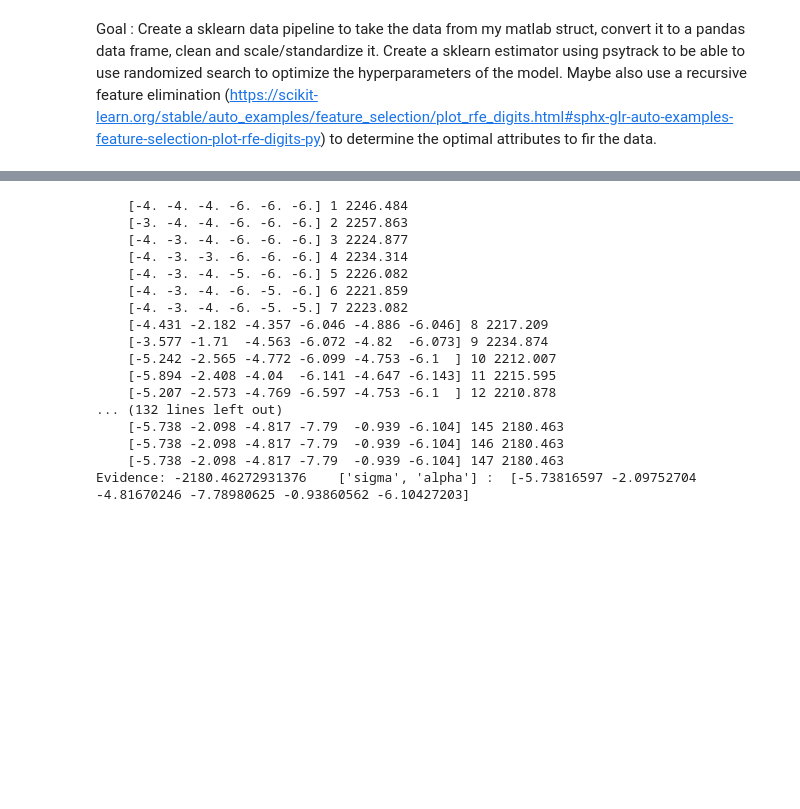
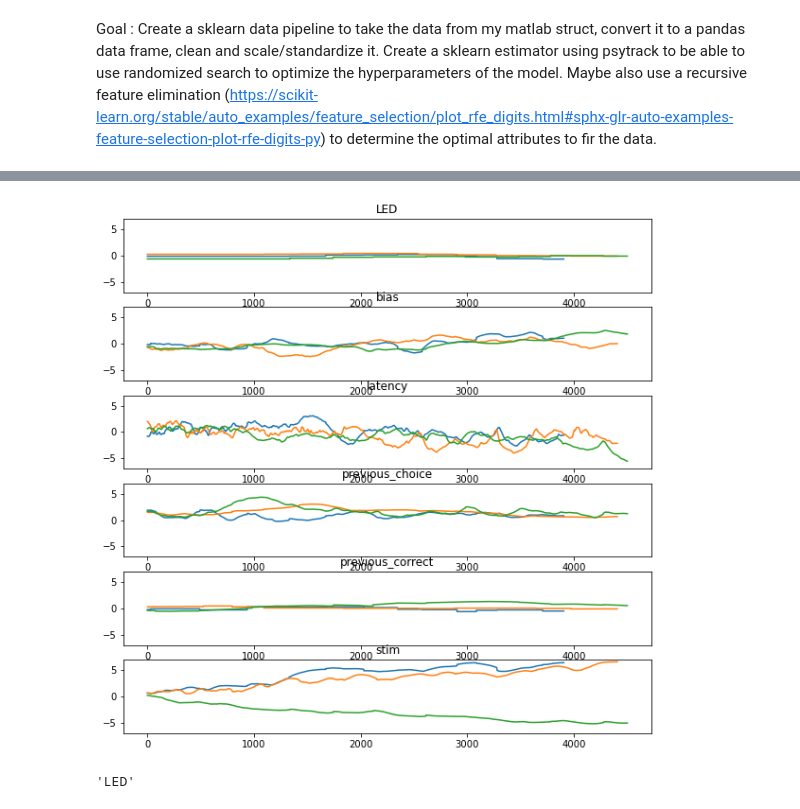
Before and after one commit to bkrall24/Learning_Strategies_Mouse_Behavior, a Jupyter notebook: psytrack_workflow.ipynb, the cells around one changed output, grey strips where cells are left out. Cells and saved outputs as stored; diff of their text form; code cells hidden in the pictures; blank space fills up the shorter version.

```diff
--- a/psytrack_workflow.ipynb
+++ b/psytrack_workflow.ipynb
@@ -165,51 +150,27 @@ from psytrack_learning.simulate_learning import simulate_learning
-# %%
-
-rec_learning_rule = REINFORCE
-weights = {'bias' : 1, 'stim' :1, 'LED': 1}
-K = np.sum([weights[i] for i in weights.keys()])
-hyper_guess = {
-    'alpha': [2**-6] * K,
-    'sigma': [2**-4] * K,
-    'sigInit': [2**4] * K,
-    'sigDay': None,
-}
-
-# Optimizing for both sigma and alpha simultaneously
-optList = ['sigma', 'alpha']
-
-
-# List of extra arguments used by evd_lossfun in optimization of evidence
-args = {"optList": optList, "dat": dat, "K": K, "learning_rule": REINFORCE,
-        "hyper": hyper_guess, "weights": weights, "update_w": True, "wMode": None,
-        "tol": 1e-6, "showOpt": True}
-
-# Optimization, can also use Nelder-Mead but COBYLA is fastest and pretty reliable
-res = minimize(evd_lossfun, hyper_to_list(hyper_guess, optList, K), args=args, method='COBYLA')
-print("Evidence:", -res.fun, "  ", optList, ": ", res.x)
-
-opt_hyper = update_hyper(res.x, optList, hyper_guess, K)
-wMode, Hess, logEvd, other = getMAP(dat, opt_hyper, weights, W0=None,
-                                    learning_rule=rec_learning_rule, showOpt=0, tol=1e-12)
-# Recover error bars for weights
-W_std = getCredibleInterval(Hess, K)
-wMode = wMode.reshape((K, -1), order="C")
-
-rec_dat = {"args": args, 'res': res, 'opt_hyper': opt_hyper, "W_std": W_std, "wMode": wMode}
-# %% [output]
-    [-4. -4. -4. -6. -6. -6.] 1 2246.484
-    [-3. -4. -4. -6. -6. -6.] 2 2257.863
-    [-4. -3. -4. -6. -6. -6.] 3 2224.877
-    [-4. -3. -3. -6. -6. -6.] 4 2234.314
-    [-4. -3. -4. -5. -6. -6.] 5 2226.082
-    [-4. -3. -4. -6. -5. -6.] 6 2221.859
-    [-4. -3. -4. -6. -5. -5.] 7 2223.082
-    [-4.431 -2.182 -4.357 -6.046 -4.886 -6.046] 8 2217.209
-    [-3.577 -1.71  -4.563 -6.072 -4.82  -6.073] 9 2234.874
-    [-5.242 -2.565 -4.772 -6.099 -4.753 -6.1  ] 10 2212.007
-    [-5.894 -2.408 -4.04  -6.141 -4.647 -6.143] 11 2215.595
-    [-5.207 -2.573 -4.769 -6.597 -4.753 -6.1  ] 12 2210.878
-... (132 lines left out)
-    [-5.738 -2.098 -4.817 -7.79  -0.939 -6.104] 145 2180.463
-    [-5.738 -2.098 -4.817 -7.79  -0.939 -6.104] 146 2180.463
-    [-5.738 -2.098 -4.817 -7.79  -0.939 -6.104] 147 2180.463
-Evidence: -2180.46272931376    ['sigma', 'alpha'] :  [-5.73816597 -2.09752704 -4.81670246 -7.78980625 -0.93860562 -6.10427203]
+# %%
+controls = ['c_129_latency.pickle', 'c_136_latency.pickle', 'c_137_latency.pickle']
+cam = ['opto_200_latency.pickle', 'opto_96_latency.pickle', 'opto_97_latency.pickle']
+et = ['opto_69_latency.pickle', 'opto_70_latency.pickle']
+ct = ['opto_011_latency.pickle', 'opto_016_latency.pickle']
+it = ['opto_203_latency.pickle', 'opto_204_latency.pickle', 'opto_205_latency.pickle', 'opto_206_latency.pickle']
+
+groups = [controls, cam, et, ct, it]
+import matplotlib.pyplot as plt
+plt.rcParams['figure.figsize'] = [10, 10]
+plt.figure()
+
+#for g in groups:
+for fl in controls:
+    with open(fl, 'rb') as f:
+        data = pickle.load(f)
+        for i in range(len(data['wMode'])):
+             plt.subplot(len(data['wMode']),1, i+1)
+             plt.plot(data['wMode'][i])
+             plt.title(sorted(list(weights.keys()))[i])
+             plt.ylim([-7, 7])
+# %% [output]
+[figure, added]
+# %%
+sorted(list(weights.keys()))[0]
+# %% [output]
+'LED'
```
Also changed, not shown: parts of 8 cells of this notebook.
